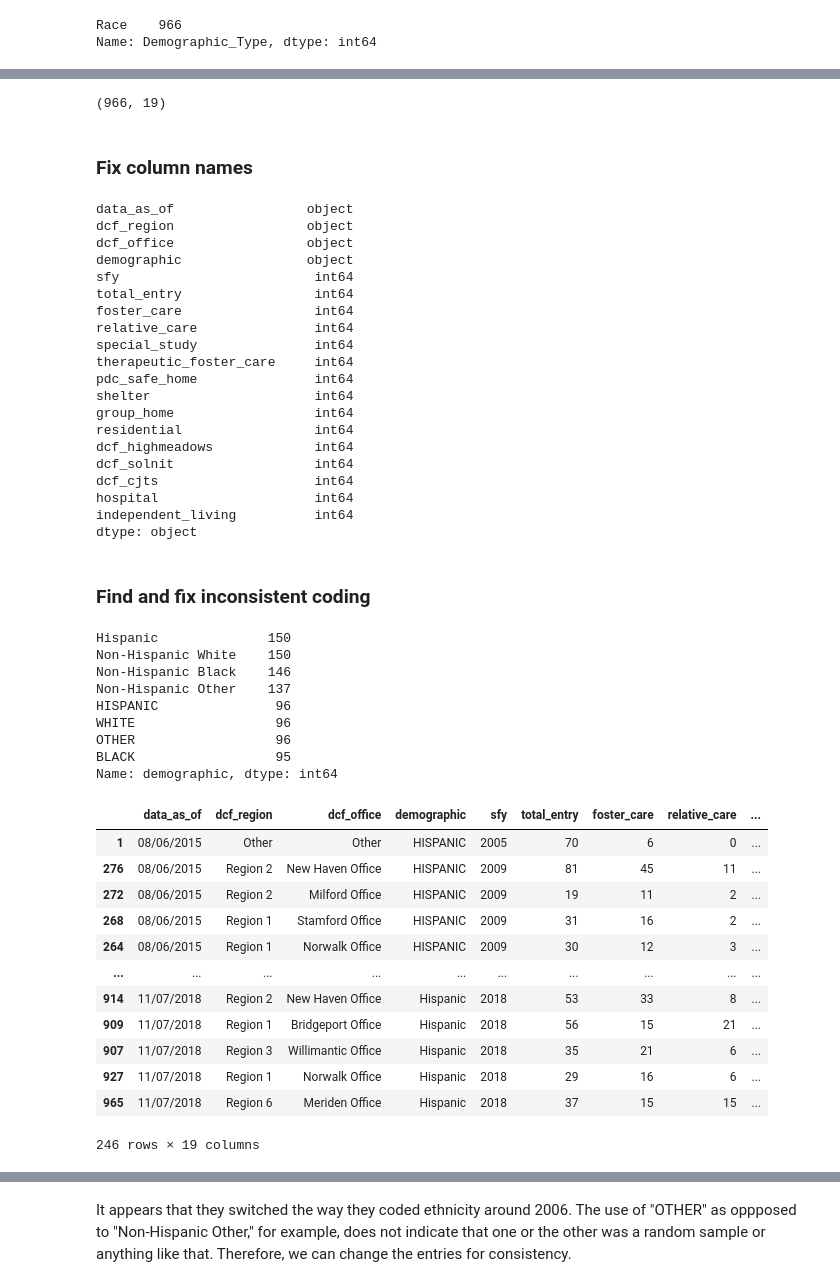
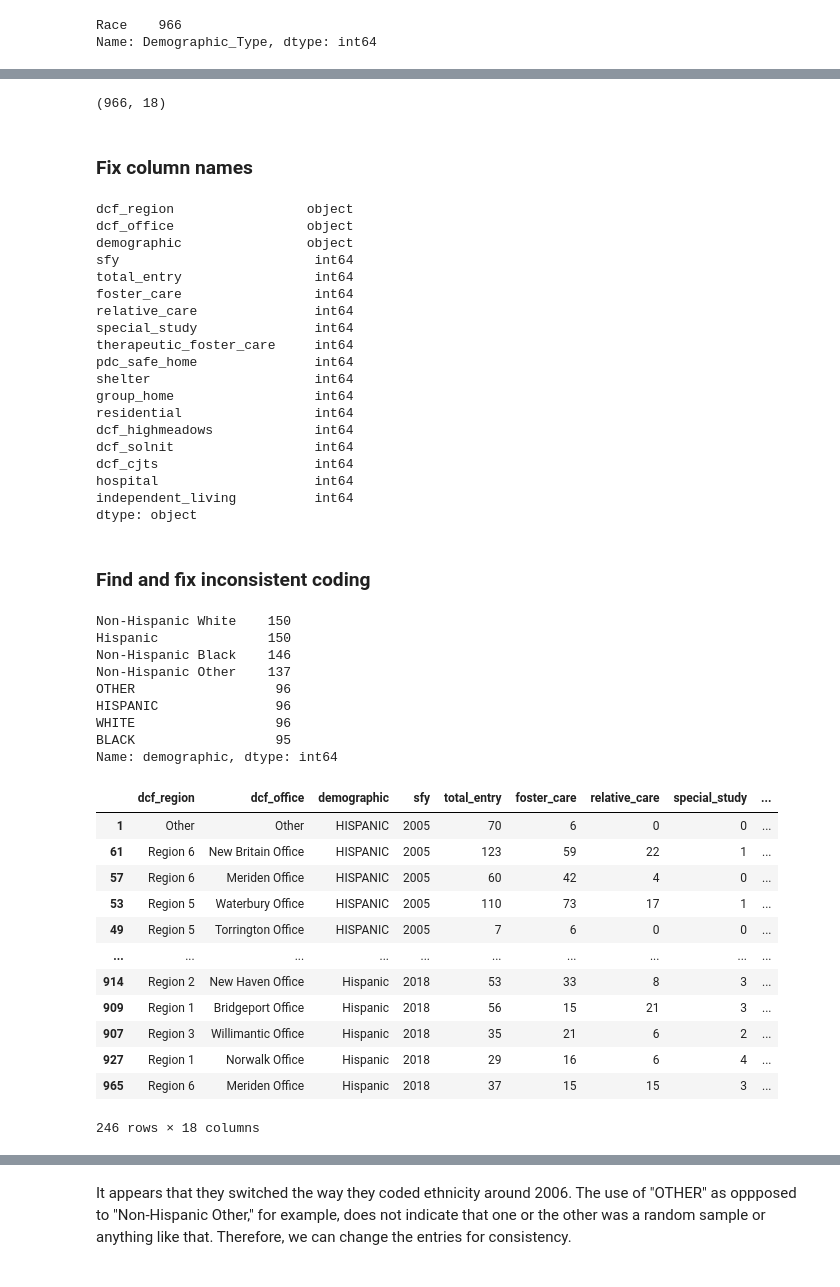
Before and after one commit to BoWarburton/DS-Unit-1-Sprint-4-Build-Week-1, a Jupyter notebook: Unit_1_Build_Week_Bo_Warburton.ipynb, the cells around one changed output, grey strips where cells are left out. Drawn from its saved outputs; the diff is of its cells as text; code cells hidden in the pictures.

```diff
--- a/Unit_1_Build_Week_Bo_Warburton.ipynb
+++ b/Unit_1_Build_Week_Bo_Warburton.ipynb
@@ -246,11 +266,11 @@ After data cleaning, we will have 966 rows and 19 columns. Of the columns, one i
 # %%
 # Make a simpler dataframe name and drop the column Demographic_Type
 df_dcf = df_original
-drop_columns = ['Demographic_Type']
+drop_columns = ['Demographic_Type', 'Data_as_of']
 df_dcf = df_dcf.drop(columns = drop_columns)
 df_dcf.shape
 # %% [output]
-(966, 19)
+(966, 18)
 # %% [markdown]
 ### Fix column names
 # %%
@@ -260,7 +280,6 @@ df_dcf.columns = map(str.lower, df_dcf.columns)
 df_dcf = df_dcf.rename(columns = {'dcf region':'dcf_region', 'dcf office':'dcf_office'})
 df_dcf.dtypes
 # %% [output]
-data_as_of                 object
 dcf_region                 object
 dcf_office                 object
 demographic                object
@@ -286,32 +305,32 @@ dtype: object
 # To recap: "Demographic" has values in UPPER CASE and Title Case
 df_dcf.demographic.value_counts()
 # %% [output]
+Non-Hispanic White    150
 Hispanic              150
-Non-Hispanic White    150
 Non-Hispanic Black    146
 Non-Hispanic Other    137
+OTHER                  96
 HISPANIC               96
 WHITE                  96
-OTHER                  96
 BLACK                  95
 Name: demographic, dtype: int64
 # %%
 # Are the upper-case rows meant to be repeats, samples, or independent values?
-df_dcf.loc[(df_dcf['demographic'] == 'Hispanic') | (df_dcf['demographic'] == 'HISPANIC')].sort_values(by=['data_as_of'])
+df_dcf.loc[(df_dcf['demographic'] == 'Hispanic') | (df_dcf['demographic'] == 'HISPANIC')].sort_values(by=['sfy'])
 # %% [output]
-|  | data_as_of | dcf_region | dcf_office | demographic | sfy | total_entry | foster_care | relative_care | ... |
-| 1 | 08/06/2015 | Other | Other | HISPANIC | 2005 | 70 | 6 | 0 | ... |
-| 276 | 08/06/2015 | Region 2 | New Haven Office | HISPANIC | 2009 | 81 | 45 | 11 | ... |
-| 272 | 08/06/2015 | Region 2 | Milford Office | HISPANIC | 2009 | 19 | 11 | 2 | ... |
-| 268 | 08/06/2015 | Region 1 | Stamford Office | HISPANIC | 2009 | 31 | 16 | 2 | ... |
-| 264 | 08/06/2015 | Region 1 | Norwalk Office | HISPANIC | 2009 | 30 | 12 | 3 | ... |
+|  | dcf_region | dcf_office | demographic | sfy | total_entry | foster_care | relative_care | special_study | ... |
+| 1 | Other | Other | HISPANIC | 2005 | 70 | 6 | 0 | 0 | ... |
+| 61 | Region 6 | New Britain Office | HISPANIC | 2005 | 123 | 59 | 22 | 1 | ... |
+| 57 | Region 6 | Meriden Office | HISPANIC | 2005 | 60 | 42 | 4 | 0 | ... |
+| 53 | Region 5 | Waterbury Office | HISPANIC | 2005 | 110 | 73 | 17 | 1 | ... |
+| 49 | Region 5 | Torrington Office | HISPANIC | 2005 | 7 | 6 | 0 | 0 | ... |
 | ... | ... | ... | ... | ... | ... | ... | ... | ... | ... |
-| 914 | 11/07/2018 | Region 2 | New Haven Office | Hispanic | 2018 | 53 | 33 | 8 | ... |
-| 909 | 11/07/2018 | Region 1 | Bridgeport Office | Hispanic | 2018 | 56 | 15 | 21 | ... |
-| 907 | 11/07/2018 | Region 3 | Willimantic Office | Hispanic | 2018 | 35 | 21 | 6 | ... |
-| 927 | 11/07/2018 | Region 1 | Norwalk Office | Hispanic | 2018 | 29 | 16 | 6 | ... |
-| 965 | 11/07/2018 | Region 6 | Meriden Office | Hispanic | 2018 | 37 | 15 | 15 | ... |
+| 914 | Region 2 | New Haven Office | Hispanic | 2018 | 53 | 33 | 8 | 3 | ... |
+| 909 | Region 1 | Bridgeport Office | Hispanic | 2018 | 56 | 15 | 21 | 3 | ... |
+| 907 | Region 3 | Willimantic Office | Hispanic | 2018 | 35 | 21 | 6 | 2 | ... |
+| 927 | Region 1 | Norwalk Office | Hispanic | 2018 | 29 | 16 | 6 | 4 | ... |
+| 965 | Region 6 | Meriden Office | Hispanic | 2018 | 37 | 15 | 15 | 3 | ... |
-246 rows × 19 columns
+246 rows × 18 columns
 # %%
 # Answer seems to be that they are values from different years. I want to see
 # what happens when I look at rows where foster_care is the same.
```
Also changed, not shown: parts of 80 cells of this notebook.
